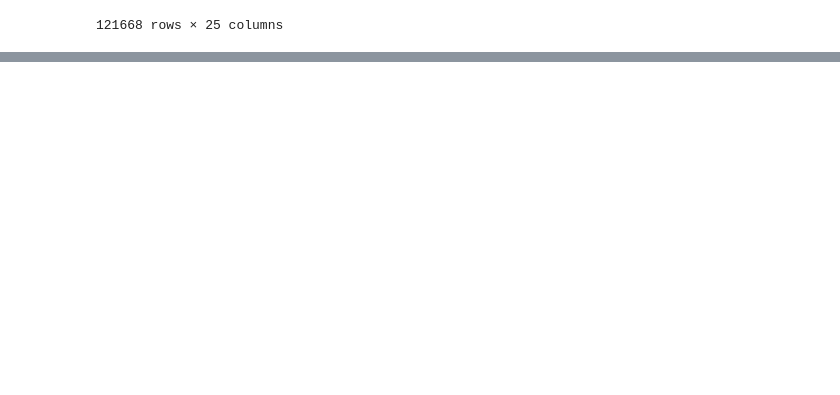
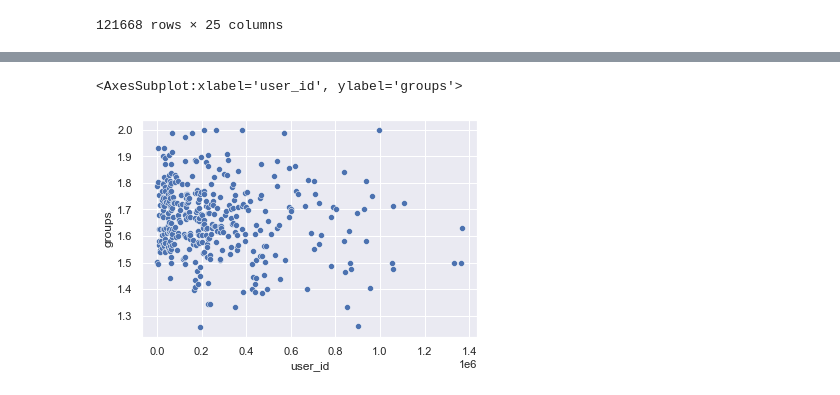
Before and after one commit to tangihan/Recipe-Recommender-System, a Jupyter notebook: Code/Clustering of recipes (Health Score).ipynb, the cells around one changed output, grey strips where cells are left out. Drawn from its saved outputs; the diff is of its cells as text; code cells hidden in the pictures; blank space fills up the shorter version.

```diff
--- a/Code/Clustering of recipes (Health Score).ipynb
+++ b/Code/Clustering of recipes (Health Score).ipynb
@@ -1165,0 +1169,4 @@ Name: 22222, dtype: object
+# %%
+# average of healthscore for each user
+user_hs = healthy_data.groupby('user_id').mean()['groups']
+user_hs
@@ -1165,0 +1187,5 @@ Name: 22222, dtype: object
+# %%
+sns.scatterplot(data=user_hs, x='user_id', y=user_hs)
+# %% [output]
+<AxesSubplot:xlabel='user_id', ylabel='groups'>
+[figure, added]
```
Also changed, not shown: parts of 8 cells of this notebook.
